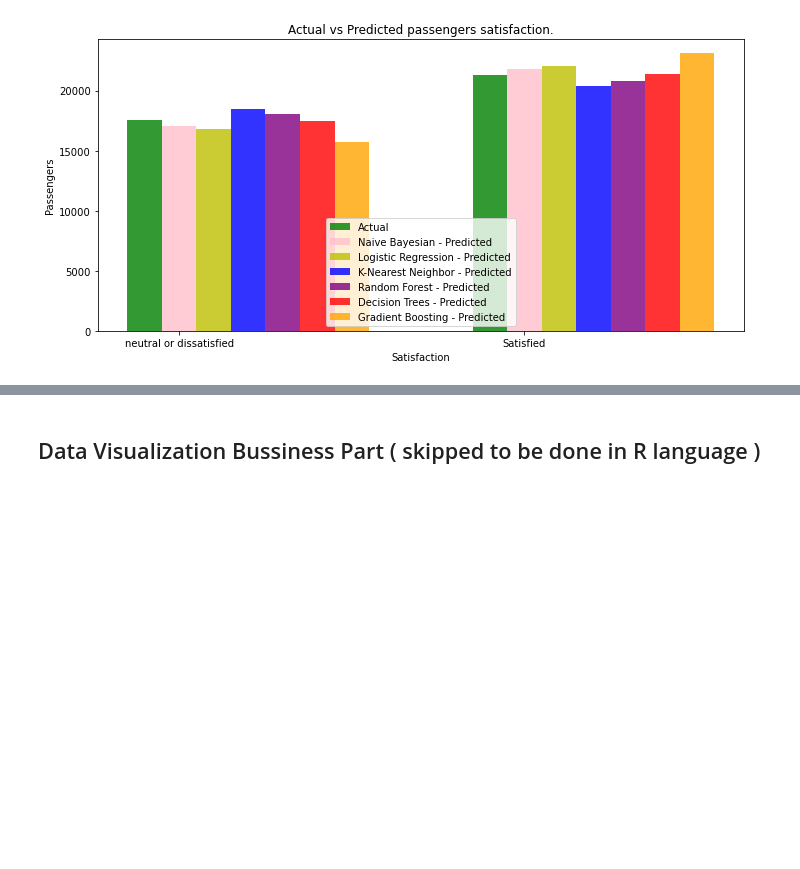
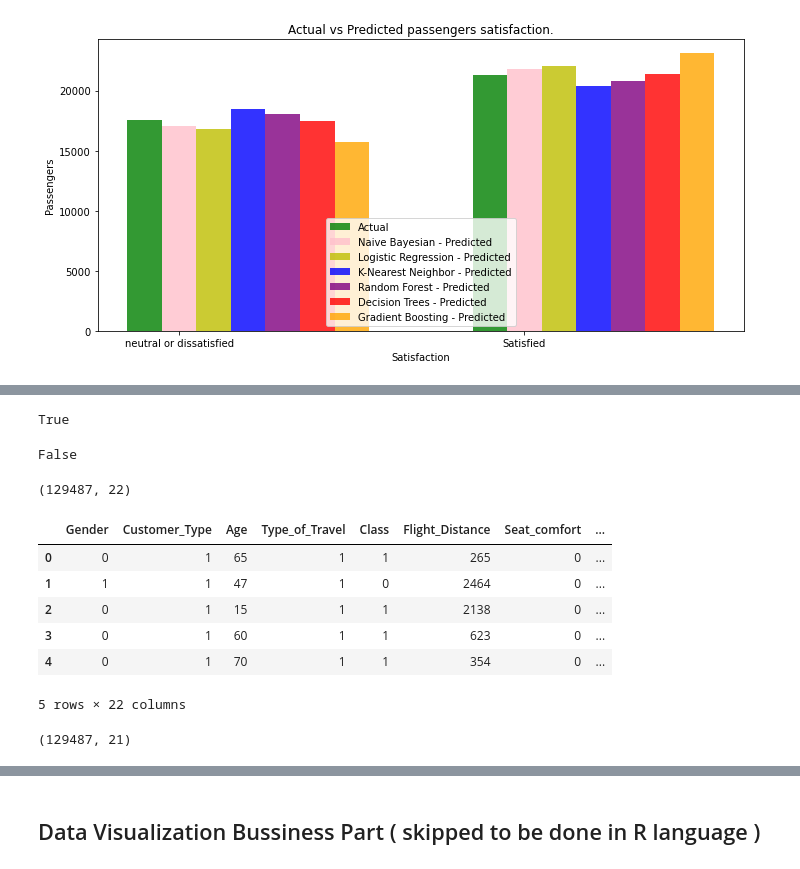
Before and after one commit to OmarKimo/Passengers-Satisfaction-Data-Analysis, a Jupyter notebook: Big Data Project.ipynb, the cells around one changed output, grey strips where cells are left out. Drawn from its saved outputs; the diff is of its cells as text; code cells hidden in the pictures; blank space fills up the shorter version.

```diff
--- a/Big Data Project.ipynb
+++ b/Big Data Project.ipynb
@@ -850,0 +878,37 @@ for i in range(7500):
+# %%
+df_assoc.isnull().values.any()   # check if there are any null values exist
+# %% [output]
+True
+# %%
+df_assoc = df_assoc.dropna() # drop all nan values
+# %%
+df_assoc.isnull().values.any()   # check if there are any null values exist
+# %% [output]
+False
+# %%
+df_assoc.shape
+# %% [output]
+(129487, 22)
+# %%
+df_assoc.rename(columns={"Food and drink":'Food&Drink',"Online boarding":'Online_boarding',
+                   'Ease of Online booking':'Online_booking','Online support':'Online_support',
+                   'Baggage handling':'Baggage_handling',
+                   'Customer Type':'Customer_Type','Type of Travel':'Type_of_Travel',
+                   'Flight Distance':'Flight_Distance','Seat comfort':'Seat_comfort',
+                  'Departure/Arrival time convenient':'Time_convenient','Gate location':'Gate_location',
+                  'Inflight wifi service':'Inflight_wifi_service',
+                  'Inflight entertainment':'Inflight_entertainment',
+                  'On-board service':'On_board_service', 'Leg room service':'Leg_room_service',
+                  'Checkin service':'Checkin_service','Arrival Delay in Minutes':'Arrival_Delay',
+                  'Departure Delay in Minutes': 'Departure_Delay'}
+          ,inplace=True)
+# %%
+df_assoc.head()
+# %% [output]
+|  | Gender | Customer_Type | Age | Type_of_Travel | Class | Flight_Distance | Seat_comfort | ... |
+| 0 | 0 | 1 | 65 | 1 | 1 | 265 | 0 | ... |
+| 1 | 1 | 1 | 47 | 1 | 0 | 2464 | 0 | ... |
+| 2 | 0 | 1 | 15 | 1 | 1 | 2138 | 0 | ... |
+| 3 | 0 | 1 | 60 | 1 | 1 | 623 | 0 | ... |
+| 4 | 0 | 1 | 70 | 1 | 1 | 354 | 0 | ... |
+5 rows × 22 columns
@@ -850,0 +947,4 @@ for i in range(7500):
+# %%
+df_assoc.shape
+# %% [output]
+(129487, 21)
```
Also changed, not shown: parts of 27 cells of this notebook.
